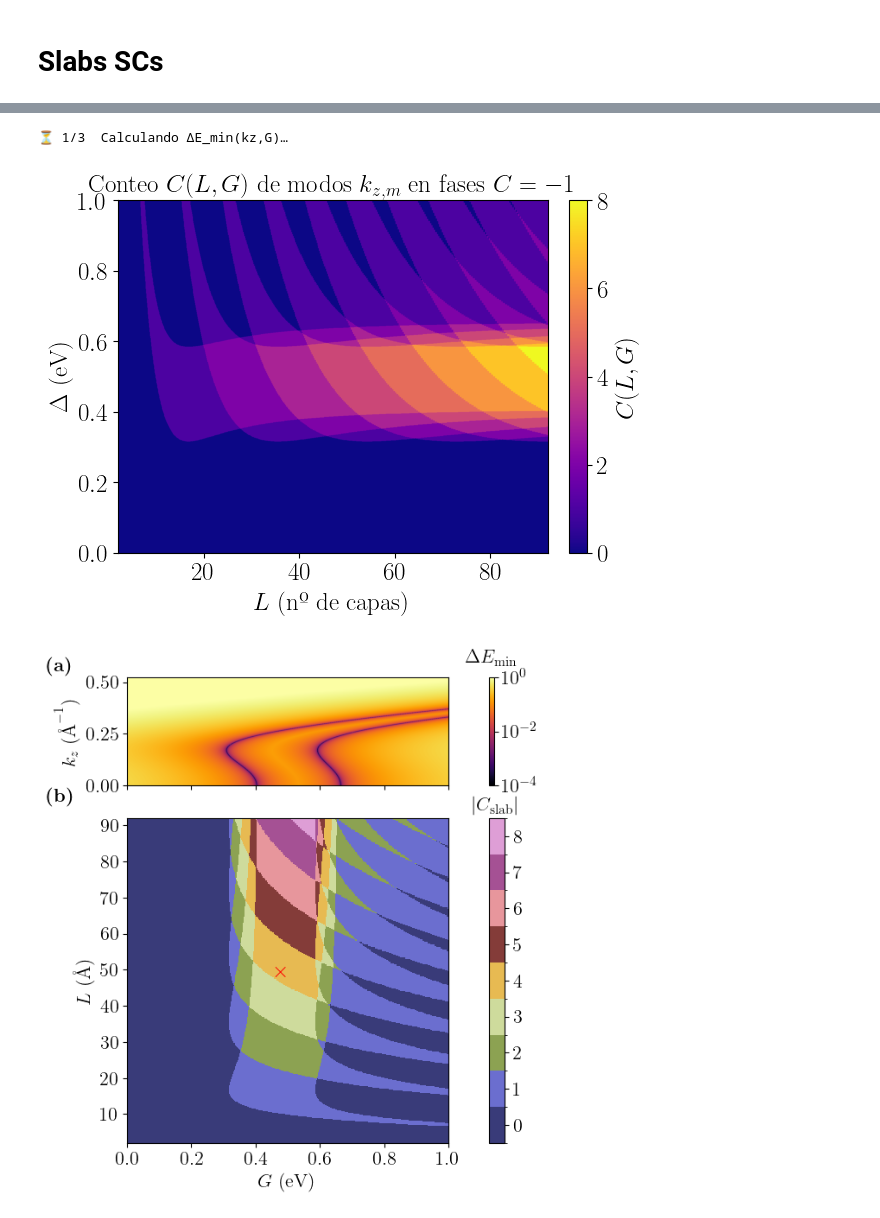
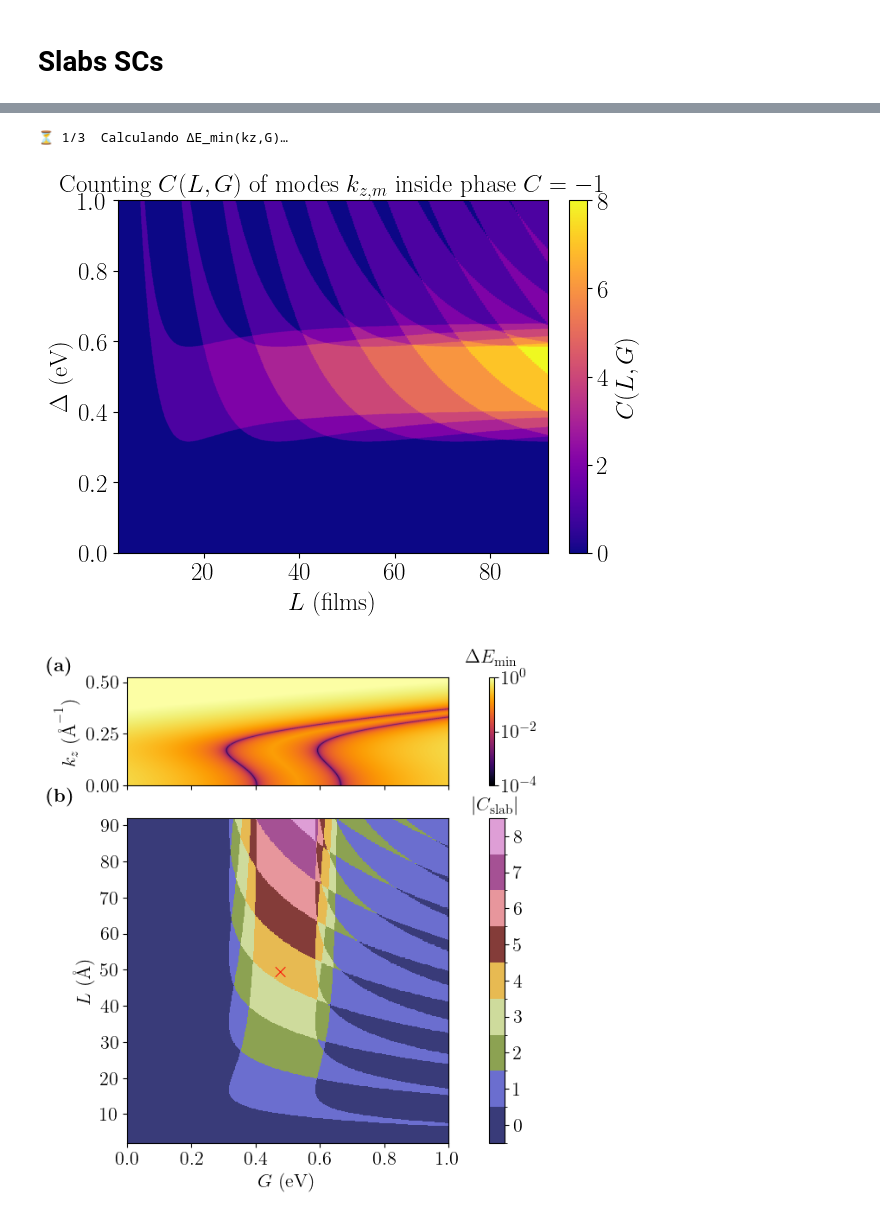
Before and after one commit to AlejandroSGomez/TFM_TSC-in-HighChernNumber-systems, a Jupyter notebook: Sec_IV_SlabsSC.ipynb, the cells around one changed output, grey strips where cells are left out. Saved outputs shown, nothing was run; the diff lists cells and outputs as text; code cells hidden in the pictures.

```diff
--- a/Sec_IV_SlabsSC.ipynb
+++ b/Sec_IV_SlabsSC.ipynb
@@ -224,7 +71,7 @@ sin_kx, sin_ky = np.sin(kxg*a_lat), np.sin(kyg*a_lat)
 M_grid_xy = -0.28 + 2*56.6/a_lat**2 * (2.0 - cos_kx - cos_ky)
 A_grid    =  4.1 / a_lat * np.hypot(sin_kx, sin_ky)
 
-# ─────────  helper 1: coeficientes del cuártico en (kx,ky) → ΔEmin(kz) ─
+# ─────────  helper 1: quartic coeffs (kx,ky) → ΔEmin(kz) ─
 def quartic_coeffs(mu, G, D, kz):
     eps     = mu
     M1_term = 2*M1 / c_lat**2 * (1 - np.cos(kz * c_lat))
@@ -264,13 +111,13 @@ def gap_vs_kz(G):
         gaps[i] = local.min()
     return gaps
 
-print("⏳ 1/3  Calculando ΔE_min(kz,G)…")
+print("⏳ 1/3  Computing ΔE_min(kz,G)…")
 gap_array = Parallel(n_jobs=-1)(
     delayed(gap_vs_kz)(G) for G in tqdm(G_vals, desc="G sweep", leave=False))
 gap_array = np.asarray(gap_array).T      # (Nkz, NG)
 
-# ────────────────────── 2. CLASIFICAR C=0, C=-1, NaN ──────────────────
-finite_gap = gap_array >= thr_gap            # True = gap abierto
+# ────────────────────── 2. Topological mask C=0, C=-1, NaN ──────────────────
+finite_gap = gap_array >= thr_gap            # True = gap open
 labels, n_reg = ndimage.label(
     finite_gap,
     structure=[[0,1,0],[1,1,1],[0,1,0]]
@@ -278,55 +125,54 @@ labels, n_reg = ndimage.label(
 
 phase_dict = {1: ( 0, "tab:red"),
               2: (-1, "tab:blue"),
-              3: ( 0, "white")}            # ajusta si aparecen más regiones
+              3: ( 0, "white")}
 
 code_map = np.full_like(labels, np.nan, dtype=float)
 for lab, (code, _) in phase_dict.items():
     code_map[labels == lab] = code
 code_phases = code_map                     # (Nkz, NG)
 
-# ────────────────────── 3. INTERVALOS TOPO (C=-1) POR G ───────────────
+# ────────────────────── 3. Topological regions (C=-1) fixed G ───────────────
 topo_intervals = []
-for col in code_phases.T:                 # recorre G
+for col in code_phases.T:
     idx = np.where(col == -1)[0]
     if idx.size == 0:
         topo_intervals.append([])
         continue
-    # agrupa en trozos contiguos
     splits = np.split(idx, np.where(np.diff(idx) > 1)[0]+1)
     intervals = [(kz_vals[s[0]], kz_vals[s[-1]]) for s in splits]
-    topo_intervals.append(intervals)      # lista de (kz_ini, kz_fin)
+    topo_intervals.append(intervals)
 topo_intervals = np.asarray(topo_intervals, dtype=object)  # shape (NG,)
 
-# ────────────────────── 4. MAPA  C(L,G)  ──────────────────────────────
+# ────────────────────── 4. Map  C(L,G)  ──────────────────────────────
 L_vals = np.linspace(1, N_max+1,1000)             # 1…N_max
 C_map  = np.zeros((L_vals.size, G_vals.size), dtype=int)
 
 for iL, L in enumerate(L_vals):
     kz_modes = ((np.arange(L)+1) * np.pi) / ((L+1) * c_lat)   # (L,)
     for iG, intervals in enumerate(topo_intervals):
-        if not intervals:   # no zona topológica en este G
+        if not intervals:
             continue
         count = 0
         for kz in kz_modes:
-            # comprueba si kz cae dentro de algún intervalo
+
             if any(lo - 1e-12 <= kz <= hi + 1e-12 for lo, hi in intervals):
                 count += 1
         C_map[iL, iG] = count
 
 # ────────────────────── 5. PLOT  C(L,G) ───────────────────────────────
 fig, ax = plt.subplots(figsize=(6,4.5), constrained_layout=True)
 im = ax.imshow(C_map.T, origin='lower',
                extent=[L_vals[0]*c_lat, L_vals[-1]*c_lat,
                        G_vals[0], G_vals[-1]],
                aspect='auto', cmap='plasma')
 
-ax.set_xlabel(r'$L$  (nº de capas)')
+ax.set_xlabel(r'$L$  (films)')
 ax.set_ylabel(r'$\Delta$  (eV)')
-ax.set_title(r'Conteo $C(L,G)$ de modos $k_{z,m}$ en fases $C=-1$')
+ax.set_title(r'Counting $C(L,G)$ of modes $k_{z,m}$ inside phase $C=-1$')
 fig.colorbar(im, ax=ax, label=r'$C(L,G)$')
 plt.show()
 # %% [output]
 ⏳ 1/3  Calculando ΔE_min(kz,G)…
-[figure, old version]
+[figure, new version]
 # %%
```
Also changed, not shown: parts of 27 cells of this notebook, 1 other file.
